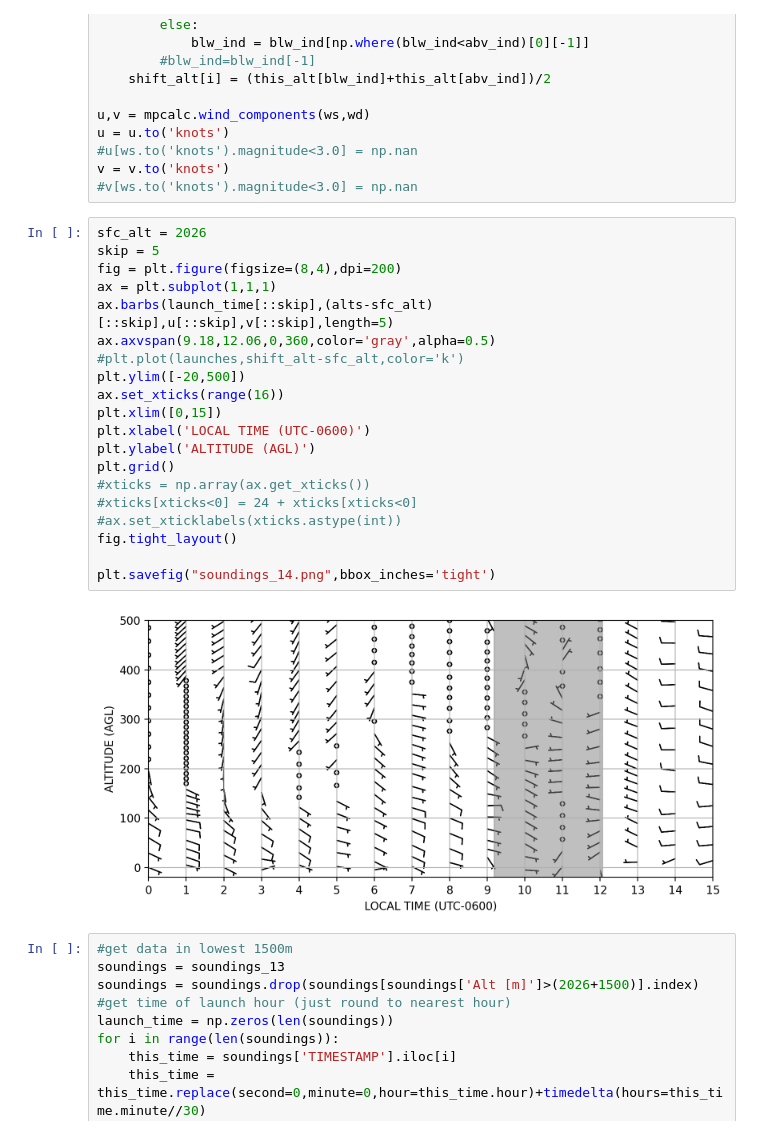
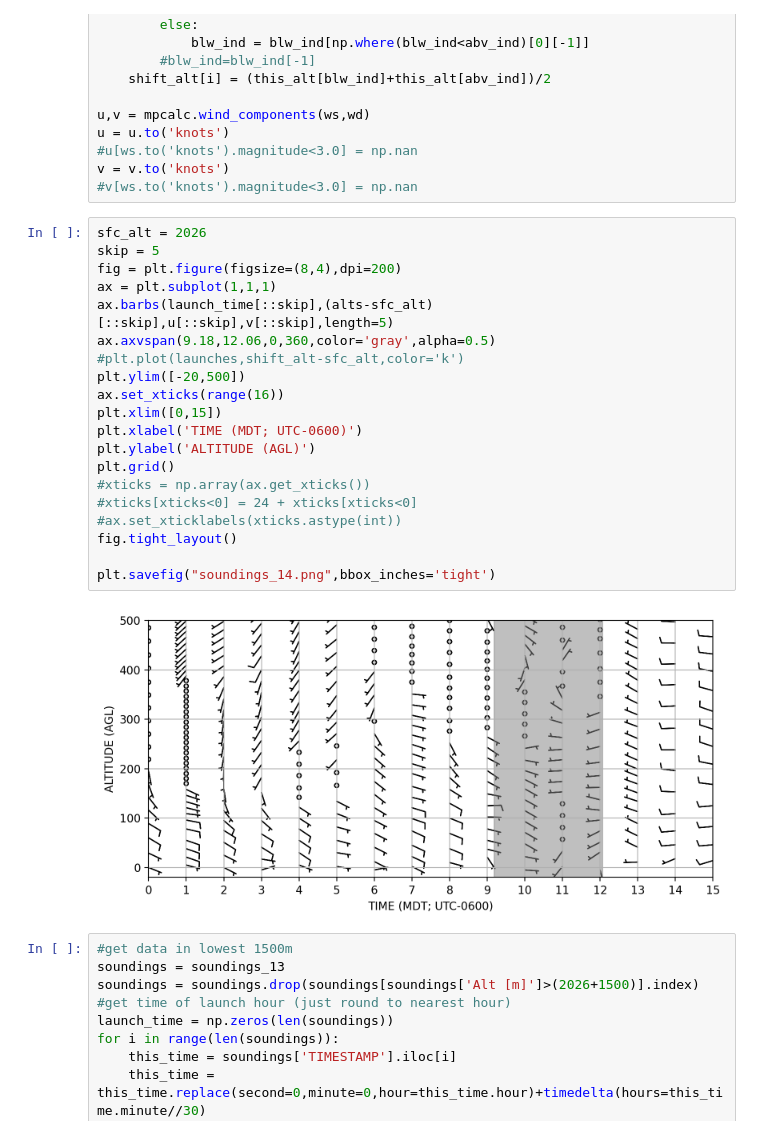
Before and after one commit to jwmarquis/Eclipse_Mountain_Valley_Circulation, a Jupyter notebook: upper_air.ipynb, the cells around one changed output. Saved outputs shown, nothing was run; the diff lists cells and outputs as text.

```diff
--- a/upper_air.ipynb
+++ b/upper_air.ipynb
@@ -131,25 +131,25 @@ v = v.to('knots')
 # %%
 sfc_alt = 2026
 skip = 5
 fig = plt.figure(figsize=(8,4),dpi=200)
 ax = plt.subplot(1,1,1)
 ax.barbs(launch_time[::skip],(alts-sfc_alt)[::skip],u[::skip],v[::skip],length=5)
 ax.axvspan(9.18,12.06,0,360,color='gray',alpha=0.5)
 #plt.plot(launches,shift_alt-sfc_alt,color='k')
 plt.ylim([-20,500])
 ax.set_xticks(range(16))
 plt.xlim([0,15])
-plt.xlabel('LOCAL TIME (UTC-0600)')
+plt.xlabel('TIME (MDT; UTC-0600)')
 plt.ylabel('ALTITUDE (AGL)')
 plt.grid()
 #xticks = np.array(ax.get_xticks())
 #xticks[xticks<0] = 24 + xticks[xticks<0]
 #ax.set_xticklabels(xticks.astype(int))
 fig.tight_layout()
 
 plt.savefig("soundings_14.png",bbox_inches='tight')
 # %% [output]
-[figure, old version]
+[figure, new version]
 # %%
 #get data in lowest 1500m
 soundings = soundings_13
```
Also changed, not shown: parts of 3 cells of this notebook, 3 other files.
